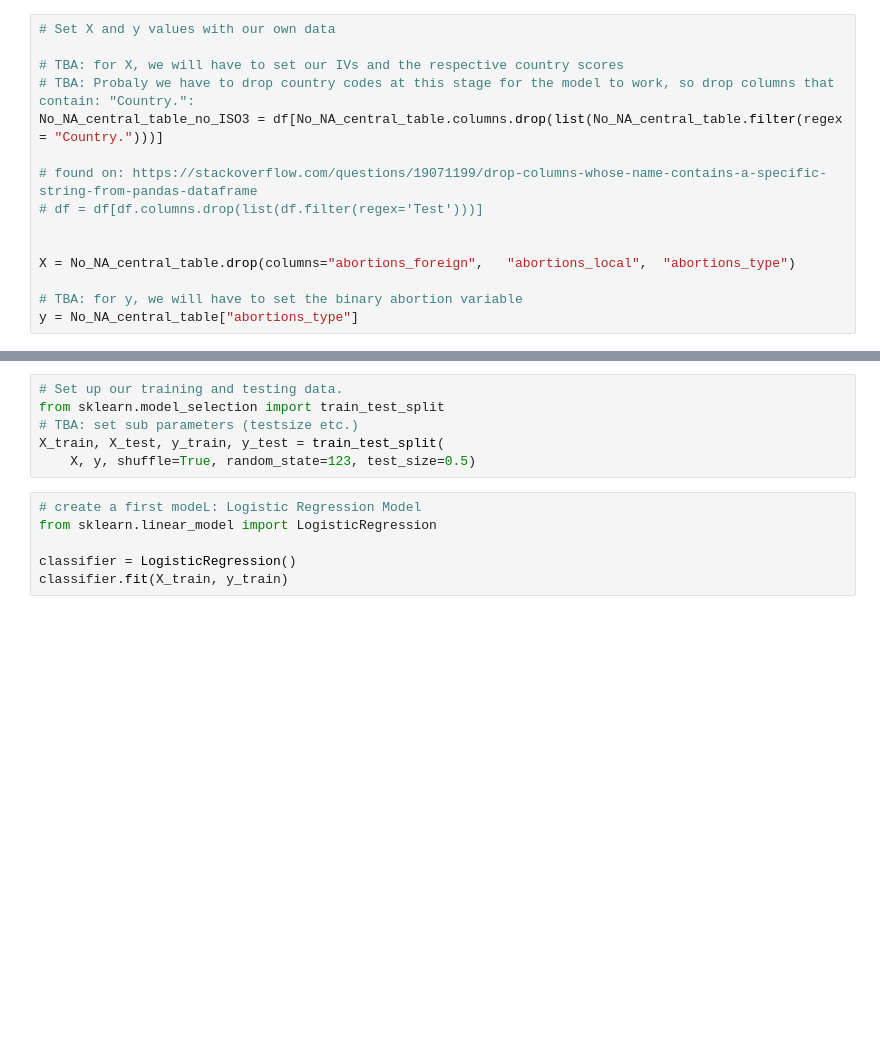
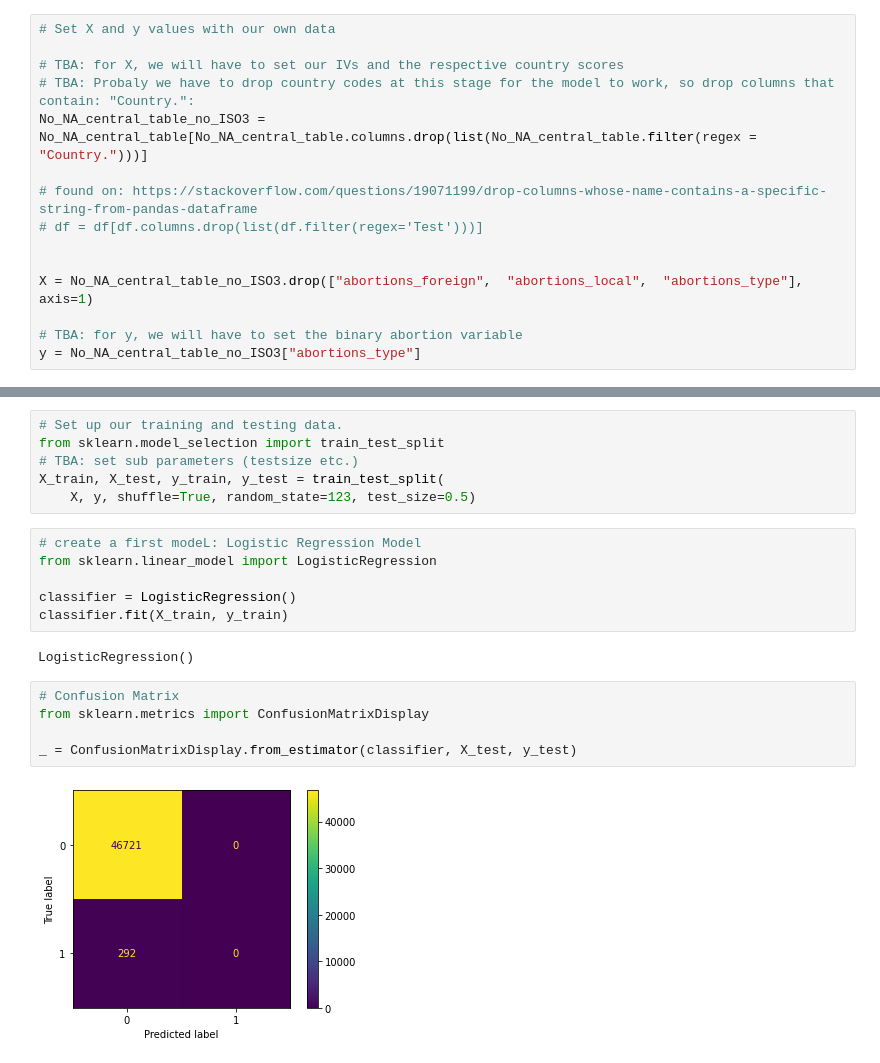
Before and after one commit to Alvaroguijarro97/ML_Group_Project, a Jupyter notebook: Dataframes_combined.ipynb, the cells around one changed output, grey strips where cells are left out. Cells and saved outputs as stored; diff of their text form; blank space fills up the shorter version.

```diff
--- a/Dataframes_combined.ipynb
+++ b/Dataframes_combined.ipynb
@@ -450,16 +450,16 @@ files.download("No_NA_central_table.csv")
 
 # TBA: for X, we will have to set our IVs and the respective country scores
 # TBA: Probaly we have to drop country codes at this stage for the model to work, so drop columns that contain: "Country.":
-No_NA_central_table_no_ISO3 = df[No_NA_central_table.columns.drop(list(No_NA_central_table.filter(regex = "Country.")))]
+No_NA_central_table_no_ISO3 = No_NA_central_table[No_NA_central_table.columns.drop(list(No_NA_central_table.filter(regex = "Country.")))]
 
 # found on: https://stackoverflow.com/questions/19071199/drop-columns-whose-name-contains-a-specific-string-from-pandas-dataframe
 # df = df[df.columns.drop(list(df.filter(regex='Test')))]
 
 
-X = No_NA_central_table.drop(columns="abortions_foreign",	"abortions_local",	"abortions_type")
+X = No_NA_central_table_no_ISO3.drop(["abortions_foreign",	"abortions_local",	"abortions_type"], axis=1)
 
 # TBA: for y, we will have to set the binary abortion variable
-y = No_NA_central_table["abortions_type"]
+y = No_NA_central_table_no_ISO3["abortions_type"]
 # %%
 # OPTIONAL: Plot distribution of y
 # y is etremely uneven distributed
@@ -481,3 +483,12 @@ from sklearn.linear_model import LogisticRegression
 
 classifier = LogisticRegression()
 classifier.fit(X_train, y_train)
+# %% [output]
+LogisticRegression()
+# %%
+# Confusion Matrix
+from sklearn.metrics import ConfusionMatrixDisplay
+
+_ = ConfusionMatrixDisplay.from_estimator(classifier, X_test, y_test)
+# %% [output]
+[figure, added]
```
Also changed, not shown: parts of 1 cell of this notebook.
